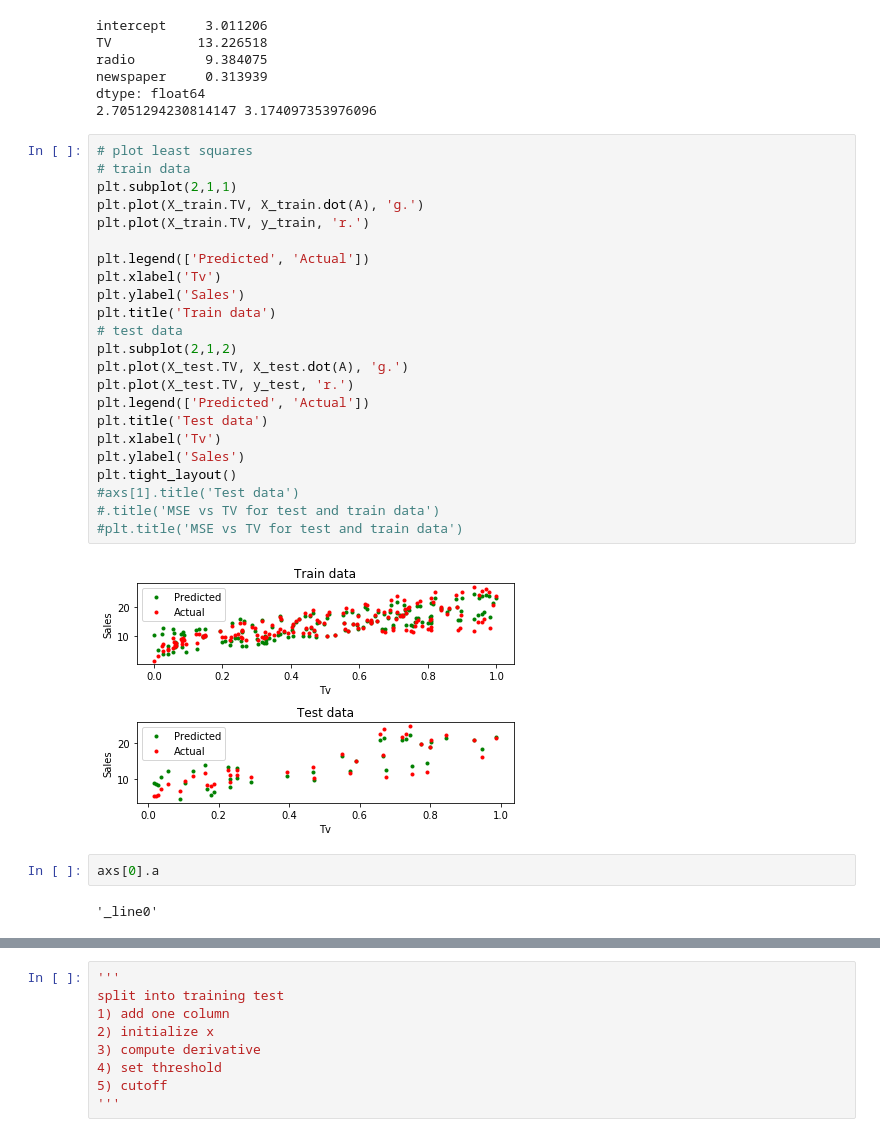
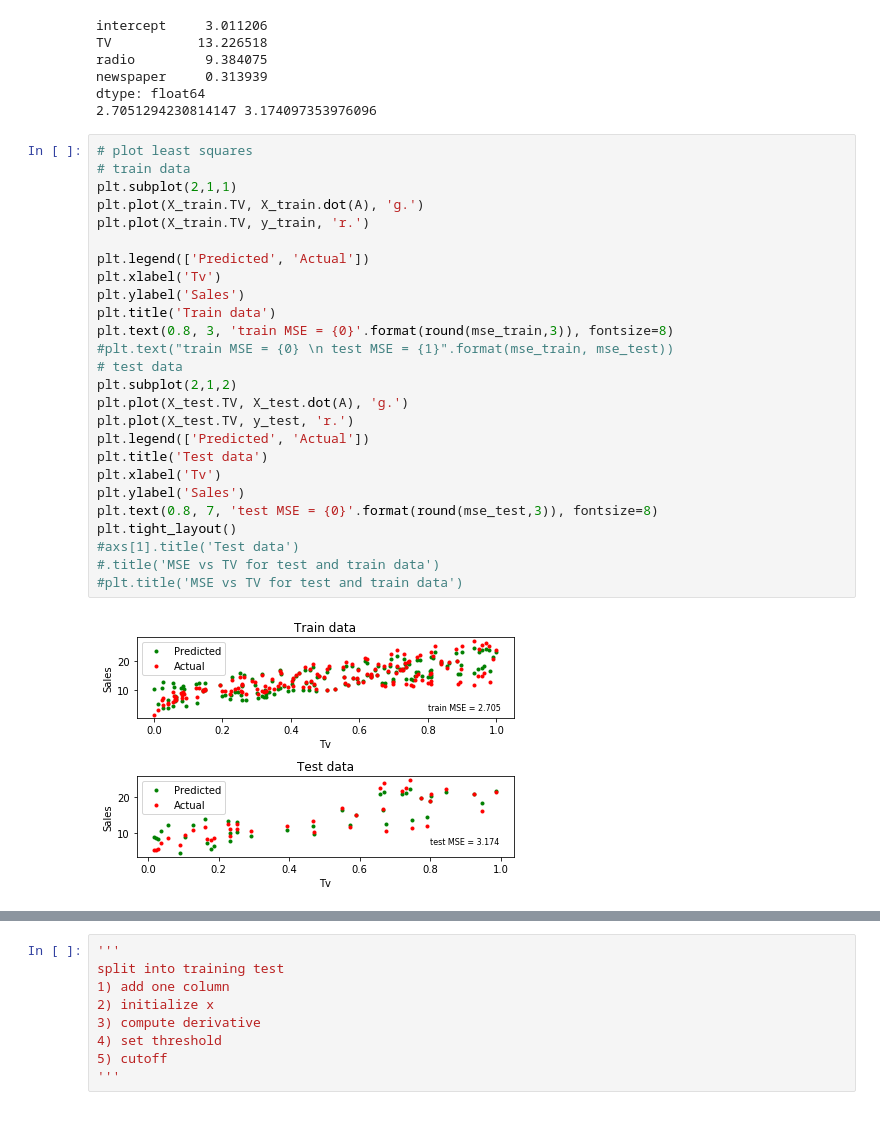
Before and after one commit to scaryface/intro_to_statistics, a Jupyter notebook: regression.ipynb, the cells around one changed output, grey strips where cells are left out. Saved outputs shown, nothing was run; the diff lists cells and outputs as text.

```diff
--- a/regression.ipynb
+++ b/regression.ipynb
@@ -102,32 +102,31 @@ dtype: float64
 # %%
 # plot least squares
 # train data
 plt.subplot(2,1,1)
 plt.plot(X_train.TV, X_train.dot(A), 'g.')
 plt.plot(X_train.TV, y_train, 'r.')
 
 plt.legend(['Predicted', 'Actual'])
 plt.xlabel('Tv')
 plt.ylabel('Sales')
 plt.title('Train data')
+plt.text(0.8, 3, 'train MSE = {0}'.format(round(mse_train,3)), fontsize=8)
+#plt.text("train MSE = {0} \n test MSE = {1}".format(mse_train, mse_test))
 # test data
 plt.subplot(2,1,2)
 plt.plot(X_test.TV, X_test.dot(A), 'g.')
 plt.plot(X_test.TV, y_test, 'r.')
 plt.legend(['Predicted', 'Actual'])
 plt.title('Test data')
 plt.xlabel('Tv')
 plt.ylabel('Sales')
+plt.text(0.8, 7, 'test MSE = {0}'.format(round(mse_test,3)), fontsize=8)
 plt.tight_layout()
 #axs[1].title('Test data')
 #.title('MSE vs TV for test and train data')
 #plt.title('MSE vs TV for test and train data')
 # %% [output]
-[figure, old version]
+[figure, new version]
-# %%
-axs[0].a
-# %% [output]
-'_line0'
 # %%
 X, y = get_data()
 X_normalised = X.apply(normalize_feature, axis=0)
```
Also changed, not shown: parts of 6 cells of this notebook, 1 other file.
